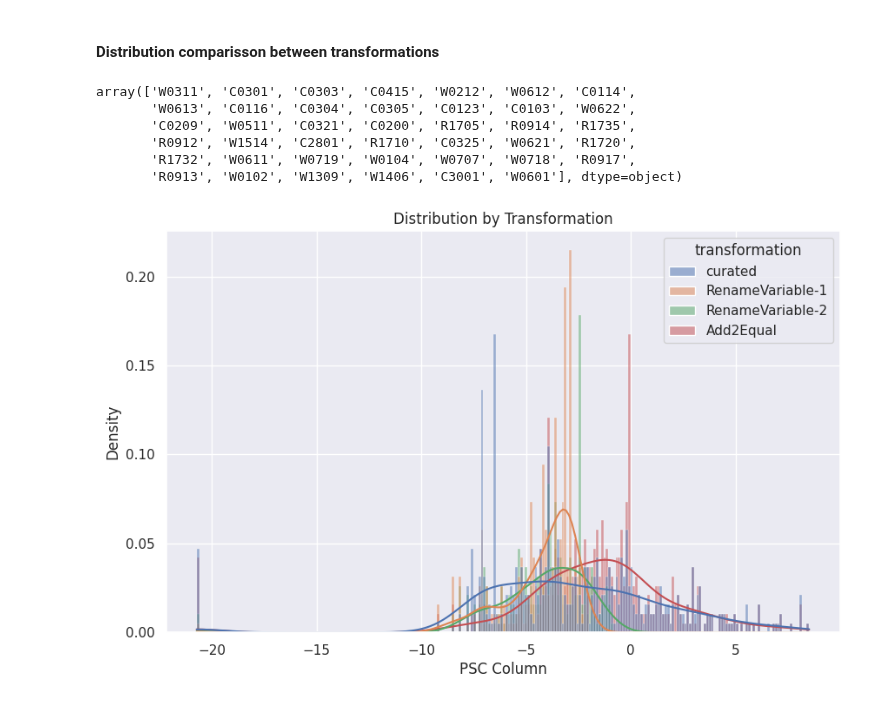
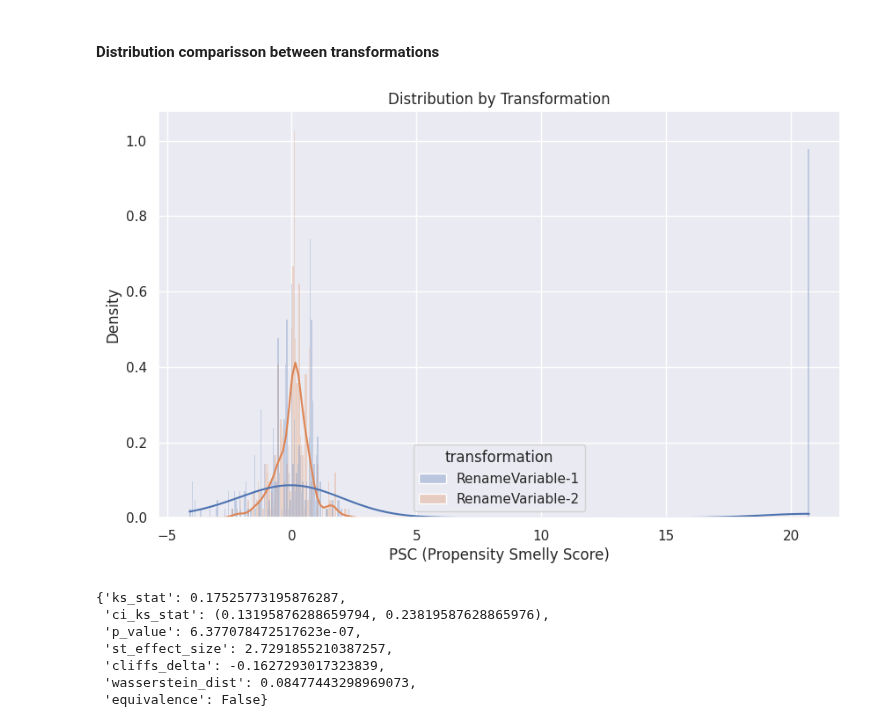
Before and after one commit to WM-SEMERU/CodeSmellExt, a Jupyter notebook: notebooks/extension/06_robustness_analysis.ipynb, the cells around one changed output. Cells and saved outputs as stored; diff of their text form; code cells hidden in the pictures.

```diff
--- a/notebooks/extension/06_robustness_analysis.ipynb
+++ b/notebooks/extension/06_robustness_analysis.ipynb
@@ -78,5 +77,7 @@ def get_all_aggregates():
     return aggregations
 # %%
 aggregations = get_all_aggregates()
+aggregations['base'] = aggregations.pop('curated')
+aggregations['base']['transformation'] = 'base'
 aggregations.keys()
 # %% [output]
@@ -128,7 +125,7 @@ def logit_transform_psc(smell_msg_id, prob_column, decimal_spaces, aggregations)
         filtered_aggregations[aggregation_name] = filtered_df
     return filtered_aggregations
 # %%
-def plot_density_distributions(smell_msg_id, psc_column, filtered_aggregations):
+def plot_density_distributions(smell_msg_id, psc_column, filtered_aggregations, plot_stat= 'density', log_scale =False):
     combined_aggregates = pd.concat(filtered_aggregations.values(), ignore_index=True)
     # Plot histogram of actual data
     plt.figure(figsize=(10, 6))
@@ -137,21 +134,15 @@ def plot_density_distributions(smell_msg_id, psc_column, filtered_aggregations):
                   data=combined_aggregates,
                   hue='transformation',
                   kde=True,
-                  bins=250,
-                  stat="density")
+                  bins=500,
+                  stat=plot_stat, alpha= 0.3)
+
+    # Set y-axis to log scale
+    if log_scale: ax.set_yscale("log")
 
     # Add labels and title
     plt.title("Distribution by Transformation")
-    plt.xlabel("PSC Column")
+    plt.xlabel("PSC (Propensity Smelly Score)")
 
     # Show the plot
     plt.show()
-# %%
-alignments_df['s_msg_id'].unique()
-# %% [output]
-array(['W0311', 'C0301', 'C0303', 'C0415', 'W0212', 'W0612', 'C0114',
-       'W0613', 'C0116', 'C0304', 'C0305', 'C0123', 'C0103', 'W0622',
-       'C0209', 'W0511', 'C0321', 'C0200', 'R1705', 'R0914', 'R1735',
-       'R0912', 'W1514', 'C2801', 'R1710', 'C0325', 'W0621', 'R1720',
-       'R1732', 'W0611', 'W0719', 'W0104', 'W0707', 'W0718', 'R0917',
-       'R0913', 'W0102', 'W1309', 'W1406', 'C3001', 'W0601'], dtype=object)
@@ -158,8 +192,20 @@ array(['W0311', 'C0301', 'C0303', 'C0415', 'W0212', 'W0612', 'C0114',
 # %%
 ##probability distributions per type of smell
-smell_msg_id = 'C0103'
-prob_column = 'code_smell_actual_prob_median'
+smell_msg_id = 'W0601'
+prob_column = 'code_smell_psc_relative'
+#aggregations.pop('base')
 filtered_aggregations = logit_transform_psc(smell_msg_id, prob_column, 4, aggregations)
-plot_density_distributions(smell_msg_id, prob_column+'_trans', filtered_aggregations)
+plot_density_distributions(smell_msg_id, prob_column+'_trans', filtered_aggregations, 'density')
+#plot_density_distributions(smell_msg_id, prob_column, aggregations)
 # %% [output]
-[figure, old version]
+[figure, new version]
+# %%
+compare_distributions(filtered_aggregations['RenameVariable-1'][prob_column], filtered_aggregations['RenameVariable-2'][prob_column])
+# %% [output]
+{'ks_stat': 0.17525773195876287,
+ 'ci_ks_stat': (0.13195876288659794, 0.23819587628865976),
+ 'p_value': 6.377078472517623e-07,
+ 'st_effect_size': 2.7291855210387257,
+ 'cliffs_delta': -0.1627293017323839,
+ 'wasserstein_dist': 0.08477443298969073,
+ 'equivalence': False}
```
Also changed, not shown: parts of 11 cells of this notebook, 12 other files.
